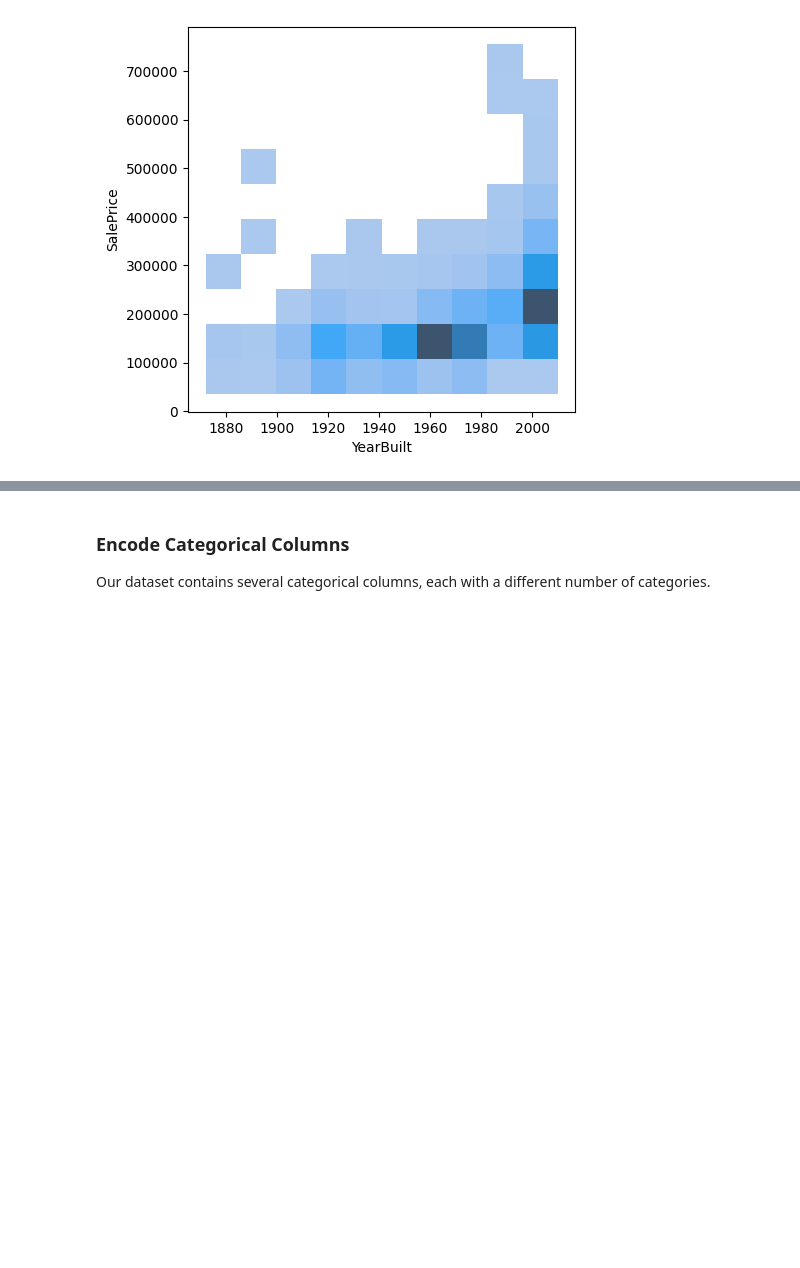
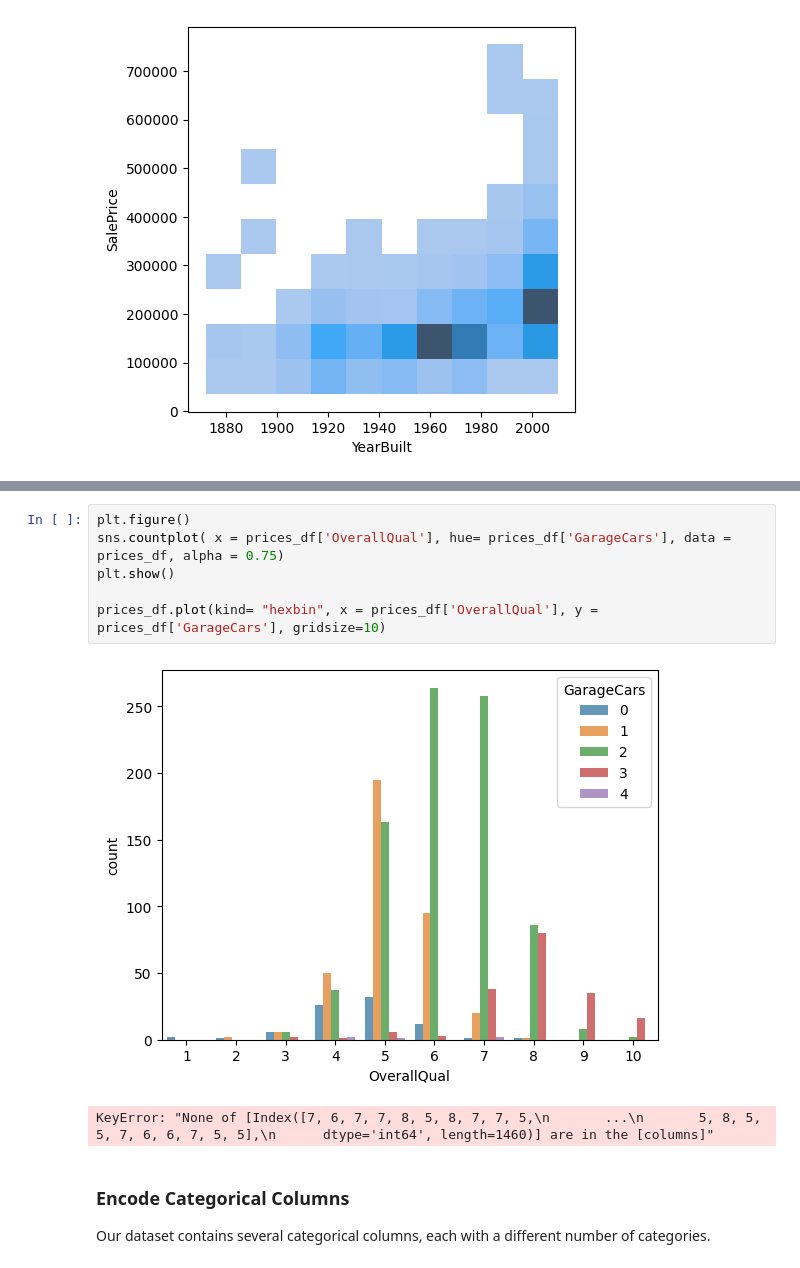
Before and after one commit to Fyn2a/test-repo, a Jupyter notebook: python-ML-assignment_Revision.ipynb, the cells around one changed output, grey strips where cells are left out. Cells and saved outputs as stored; diff of their text form; blank space fills up the shorter version.

```diff
--- a/python-ML-assignment_Revision.ipynb
+++ b/python-ML-assignment_Revision.ipynb
@@ -402,3 +410,12 @@ plt.show()
+# %%
+plt.figure()
+sns.countplot( x = prices_df['OverallQual'], hue= prices_df['GarageCars'], data = prices_df, alpha = 0.75)
+plt.show()
+
+prices_df.plot(kind= "hexbin", x = prices_df['OverallQual'], y = prices_df['GarageCars'], gridsize=10)
+# %% [output]
+[figure, added]
+KeyError: "None of [Index([7, 6, 7, 7, 8, 5, 8, 7, 7, 5,\n       ...\n       5, 8, 5, 5, 7, 6, 6, 7, 5, 5],\n      dtype='int64', length=1460)] are in the [columns]"
 # %% [markdown]
 ### Encode Categorical Columns
 
```
Also changed, not shown: parts of 2 cells of this notebook.
